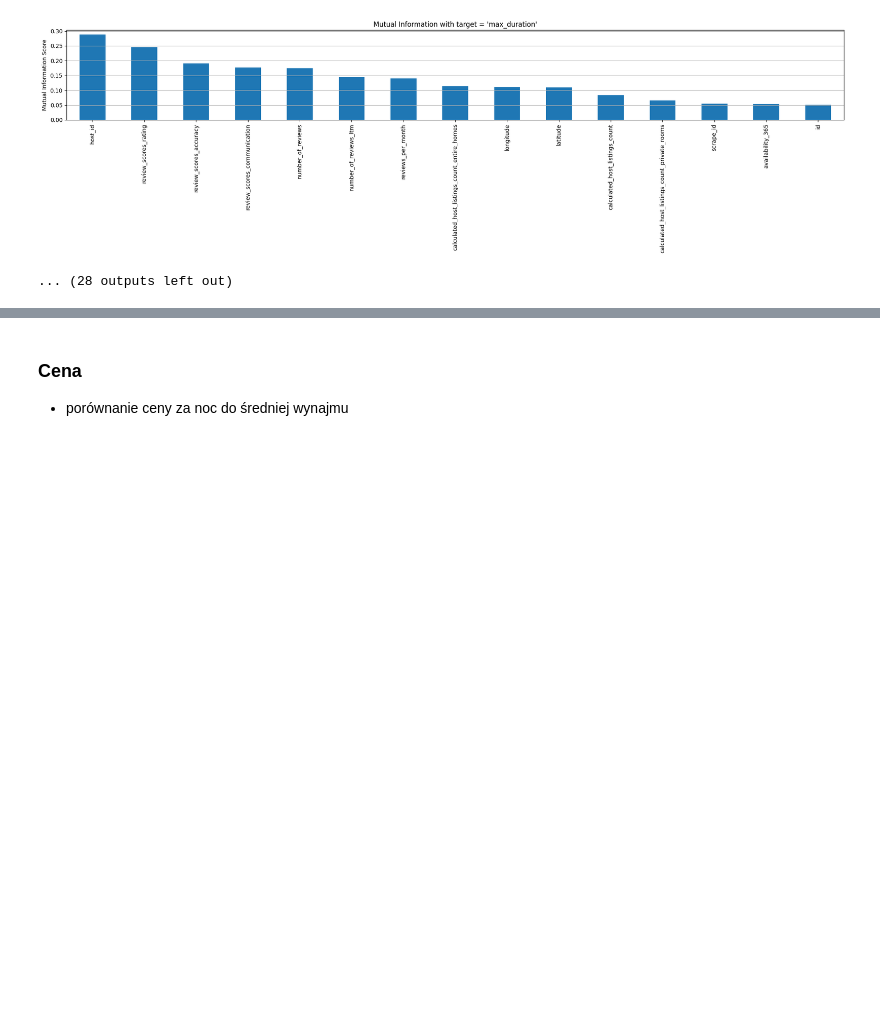
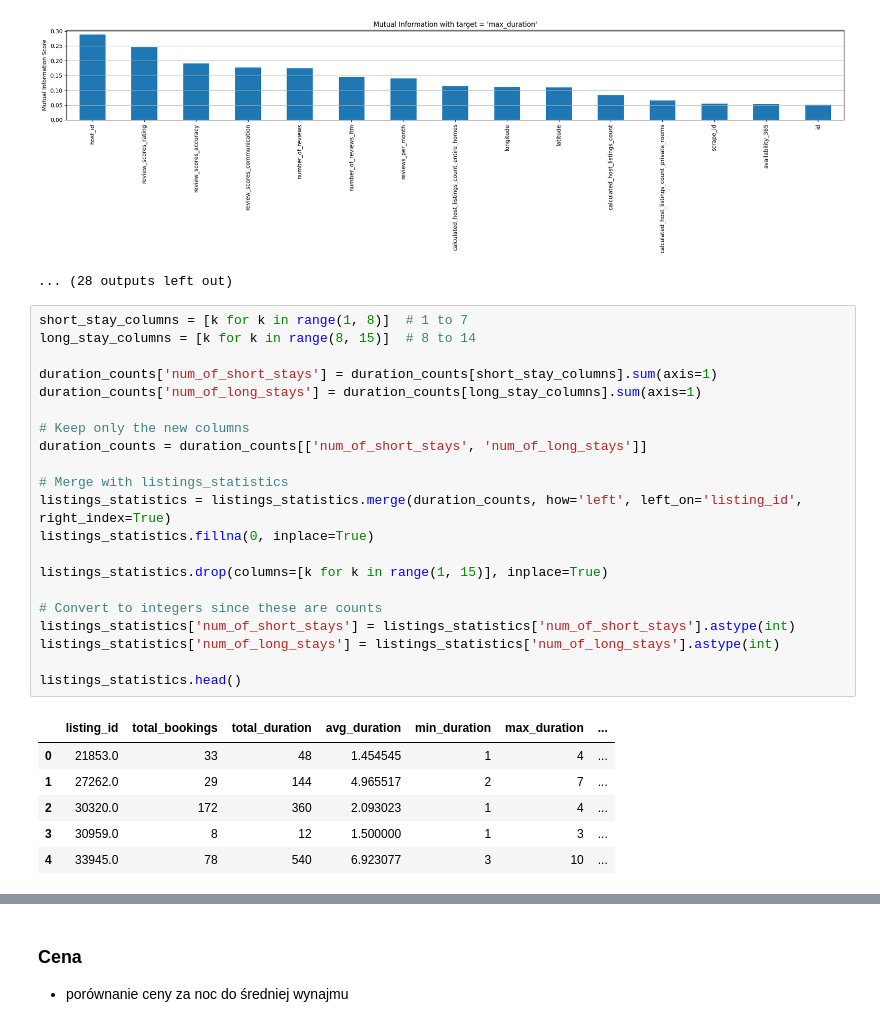
Before and after one commit to psiku/IUM-long-stay-insights, a Jupyter notebook: notebooks/data_v2_eda.ipynb, the cells around one changed output, grey strips where cells are left out. Drawn from its saved outputs; the diff is of its cells as text; blank space fills up the shorter version.

```diff
--- a/notebooks/data_v2_eda.ipynb
+++ b/notebooks/data_v2_eda.ipynb
@@ -422,3 +422,31 @@ Mutual Information for target: min_duration
 Mutual Information for target: max_duration
 [figure]
 ... (28 outputs left out)
+# %%
+short_stay_columns = [k for k in range(1, 8)]  # 1 to 7
+long_stay_columns = [k for k in range(8, 15)]  # 8 to 14
+
+duration_counts['num_of_short_stays'] = duration_counts[short_stay_columns].sum(axis=1)
+duration_counts['num_of_long_stays'] = duration_counts[long_stay_columns].sum(axis=1)
+
+# Keep only the new columns
+duration_counts = duration_counts[['num_of_short_stays', 'num_of_long_stays']]
+
+# Merge with listings_statistics
+listings_statistics = listings_statistics.merge(duration_counts, how='left', left_on='listing_id', right_index=True)
+listings_statistics.fillna(0, inplace=True)
+
+listings_statistics.drop(columns=[k for k in range(1, 15)], inplace=True)
+
+# Convert to integers since these are counts
+listings_statistics['num_of_short_stays'] = listings_statistics['num_of_short_stays'].astype(int)
+listings_statistics['num_of_long_stays'] = listings_statistics['num_of_long_stays'].astype(int)
+
+listings_statistics.head()
+# %% [output]
+|  | listing_id | total_bookings | total_duration | avg_duration | min_duration | max_duration | ... |
+| 0 | 21853.0 | 33 | 48 | 1.454545 | 1 | 4 | ... |
+| 1 | 27262.0 | 29 | 144 | 4.965517 | 2 | 7 | ... |
+| 2 | 30320.0 | 172 | 360 | 2.093023 | 1 | 4 | ... |
+| 3 | 30959.0 | 8 | 12 | 1.500000 | 1 | 3 | ... |
+| 4 | 33945.0 | 78 | 540 | 6.923077 | 3 | 10 | ... |
```
Also changed, not shown: parts of 2 cells of this notebook.
